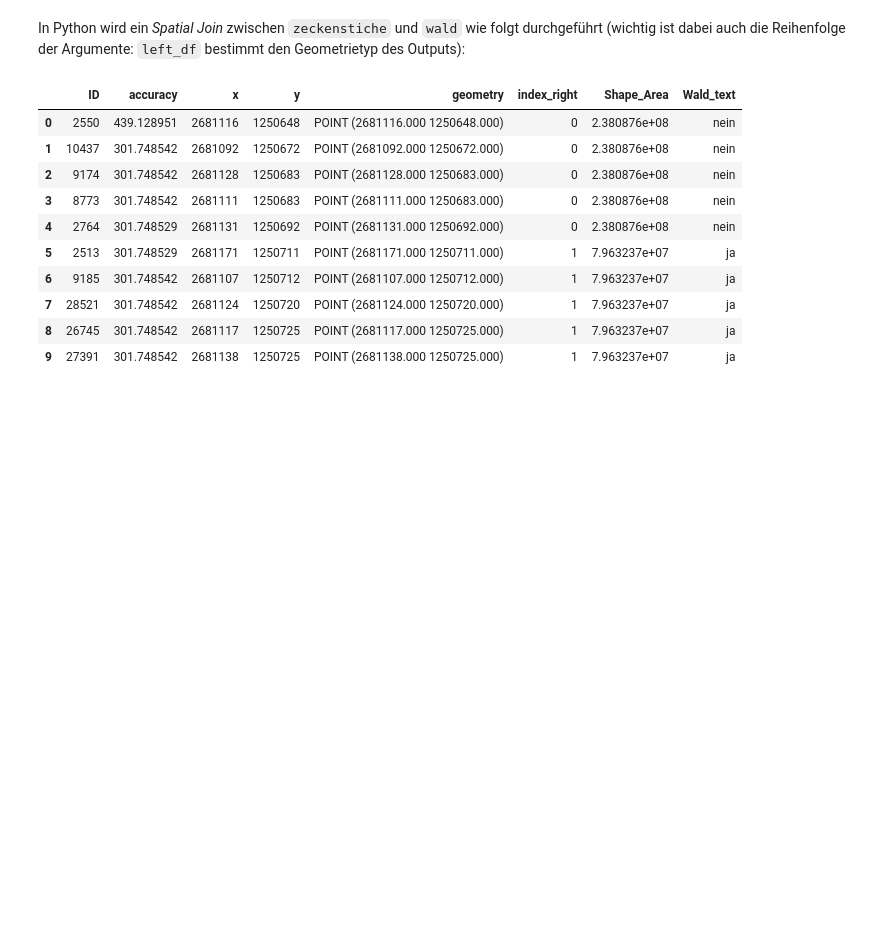
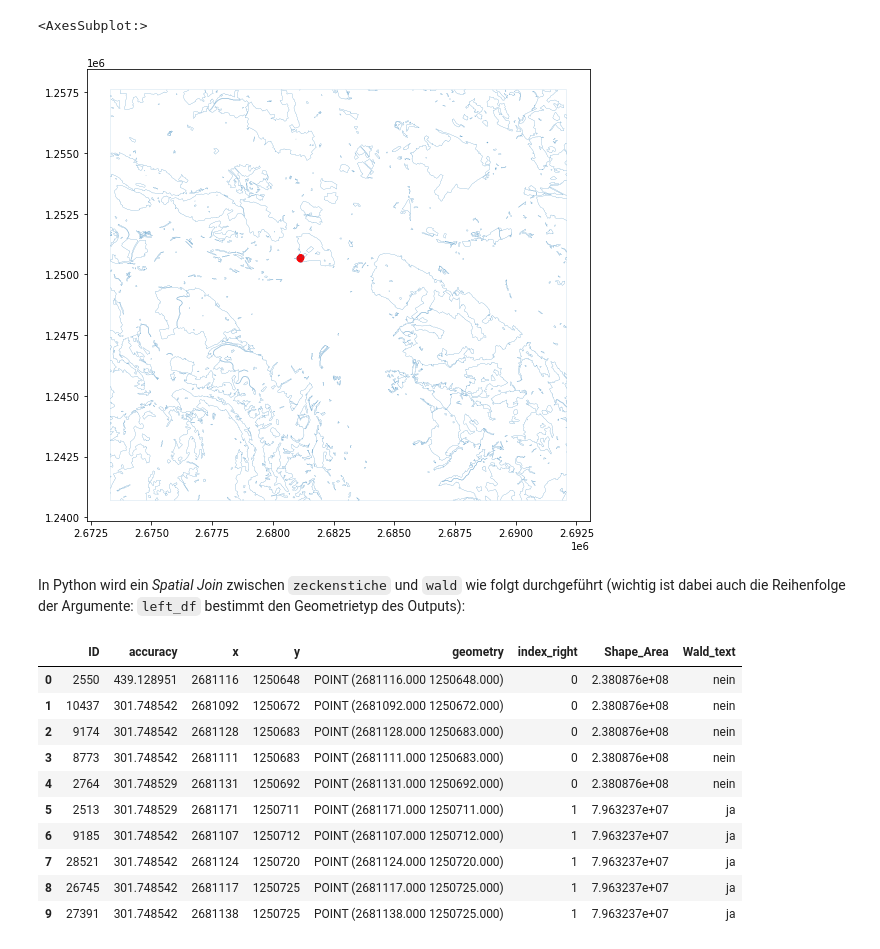
Before and after one commit to hannorahn/codingingis, a Jupyter notebook: 03_06_Spatial_Joins.ipynb, the cells around one changed output. Cells and saved outputs as stored; diff of their text form; code cells hidden in the pictures; blank space fills up the shorter version.

```diff
--- a/03_06_Spatial_Joins.ipynb
+++ b/03_06_Spatial_Joins.ipynb
@@ -16,13 +35,12 @@ Angenommen ihr habt folgende Ausgangslage:
-# %%
-import geopandas as gpd
-import pandas as pd
-zeckenstiche = pd.read_csv("zeckenstiche.csv")
-
-zeckenstiche_gpd = gpd.GeoDataFrame(zeckenstiche,
-                                    geometry=gpd.points_from_xy(zeckenstiche['x'], zeckenstiche['y']),
-                                    crs = 2056)
-
-wald = gpd.read_file("wald.gpkg")
+# %%
+from matplotlib import pyplot as plt
+f, ax = plt.subplots(1, figsize=(9, 9))
+
+wald.boundary.plot(linewidth=0.1, ax=ax)
+zeckenstiche_gpd.plot(color='red', linewidth=0.1, ax=ax)
+# %% [output]
+<AxesSubplot:>
+[figure, added]
 # %% [markdown]
 In Python wird ein *Spatial Join* zwischen `zeckenstiche` und `wald` wie folgt durchgeführt (wichtig ist dabei auch die Reihenfolge der Argumente: `left_df` bestimmt den Geometrietyp des Outputs):
 # %%
```
Also changed, not shown: parts of 3 cells of this notebook, 10 other files.
